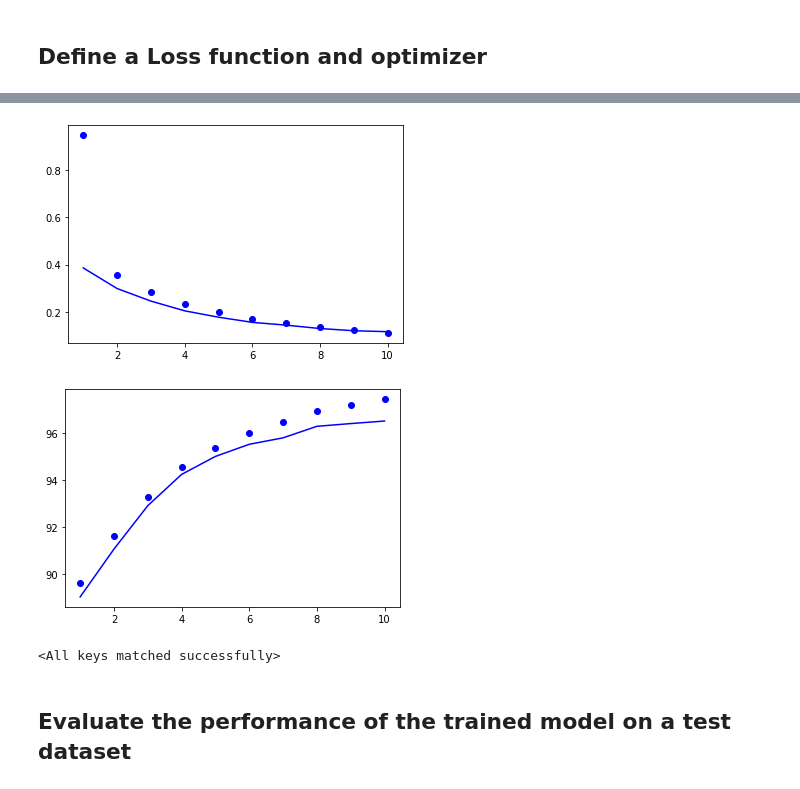
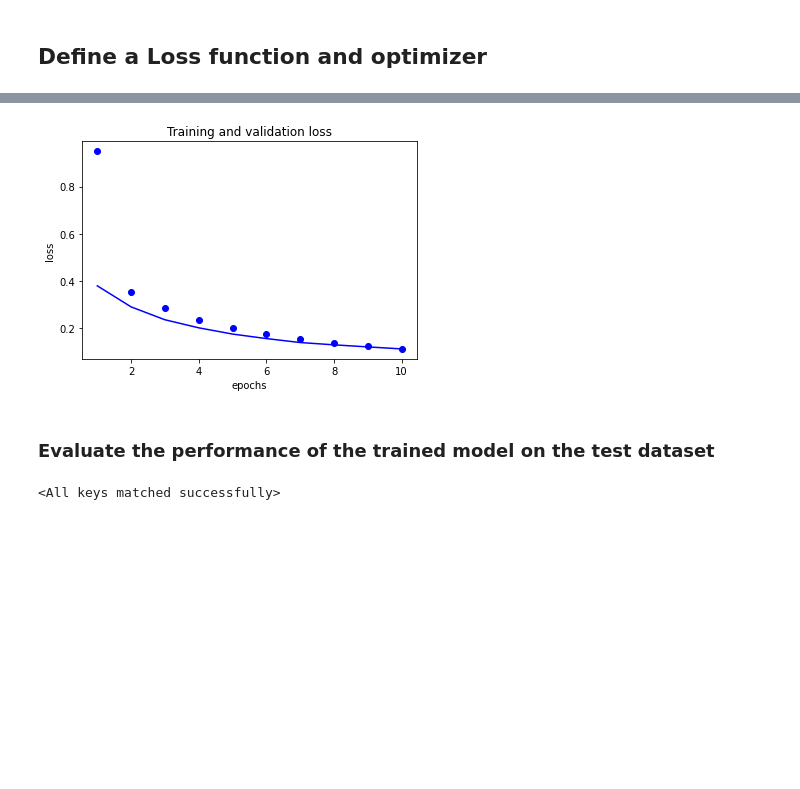
Before and after one commit to shazzad-hasan/deep-learning-projects, a Jupyter notebook: image_classification/mlp_mnist.ipynb, the cells around one changed output, grey strips where cells are left out. Saved outputs shown, nothing was run; the diff lists cells and outputs as text; code cells hidden in the pictures; blank space fills up the shorter version.

```diff
--- a/image_classification/mlp_mnist.ipynb
+++ b/image_classification/mlp_mnist.ipynb
@@ -13,0 +22,10 @@ The process will be broken down into the following steps:
+# %%
+# check if cuda in available
+train_on_gpu = torch.cuda.is_available()
+
+if not train_on_gpu:
+  print("CUDA is not available")
+else:
+  print("CUDA is available")
+
+device = torch.device('cuda') if train_on_gpu else torch.device('cpu')
@@ -104,16 +71,0 @@ ax.imshow(img, cmap='gray')
-# %%
-# visualize an example in more detail
-img = np.squeeze(images[1])
-
-fig = plt.figure(figsize = (12,12))
-ax = fig.add_subplot(111)
-ax.imshow(img, cmap='gray')
-width, height = img.shape
-thresh = img.max()/2.5
-for x in range(width):
-    for y in range(height):
-        val = round(img[x][y],2) if img[x][y] !=0 else 0
-        ax.annotate(str(val), xy=(y,x),
-                    horizontalalignment='center',
-                    verticalalignment='center',
-                    color='white' if img[x][y]<thresh else 'black')
@@ -295,8 +242,0 @@ def training(epochs):
-# %%
-num_epochs = 10
-
-start = time.time()
-train_loss, valid_loss, train_acc, valid_acc = training(num_epochs)
-end = time.time()
-
-print("%0.2f Minutes" %((end-start)/60))
@@ -321,21 +243,18 @@ Finished training!
 # %%
-# plot the loss and accuracy for each epochs
+# plot training and validation losses for each epoch
 epochs = range(1, num_epochs+1)
 plt.plot(epochs, train_loss, 'bo', label='Training loss')
 plt.plot(epochs, valid_loss, 'b', label='Validation loss')
-
-plt.figure()
-
-plt.plot(epochs, train_acc, 'bo', label='Training accuracy')
-plt.plot(epochs, valid_acc, 'b', label='Validation accuracy')
+plt.xlabel('epochs')
+plt.ylabel('loss')
+plt.title('Training and validation loss')
 plt.show()
 # %% [output]
-[figure, old version]
+[figure, new version]
-[figure, removed]
+# %% [markdown]
+### Evaluate the performance of the trained model on the test dataset
 # %%
 # load model with the lowest validation loss
 model.load_state_dict(torch.load('model.pt'))
 # %% [output]
 <All keys matched successfully>
-# %% [markdown]
-## Evaluate the performance of the trained model on a test dataset
```
Also changed, not shown: parts of 23 cells of this notebook.
